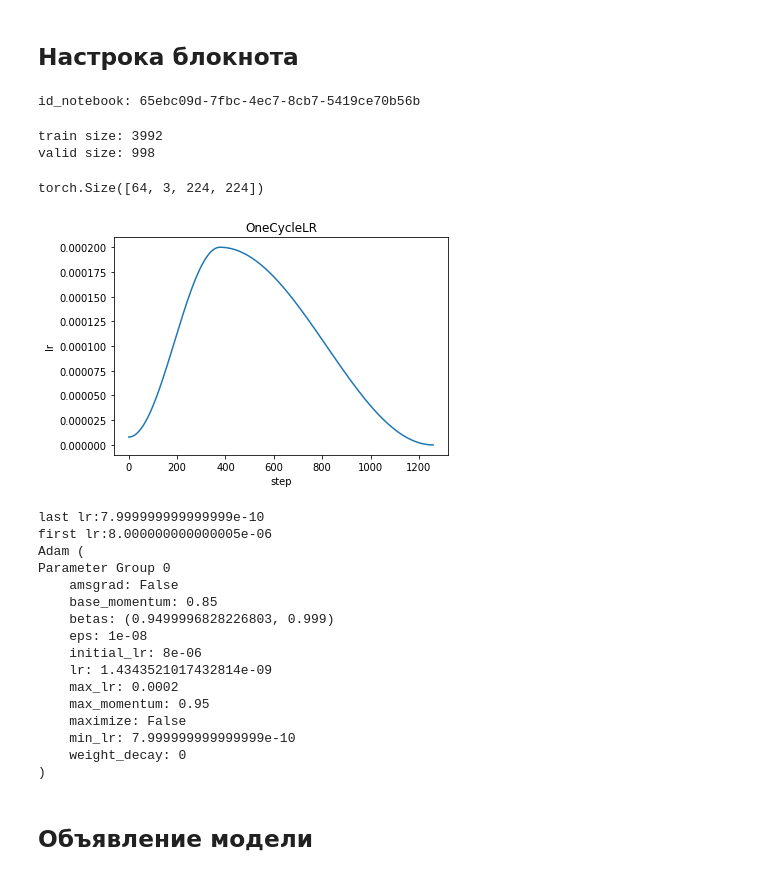
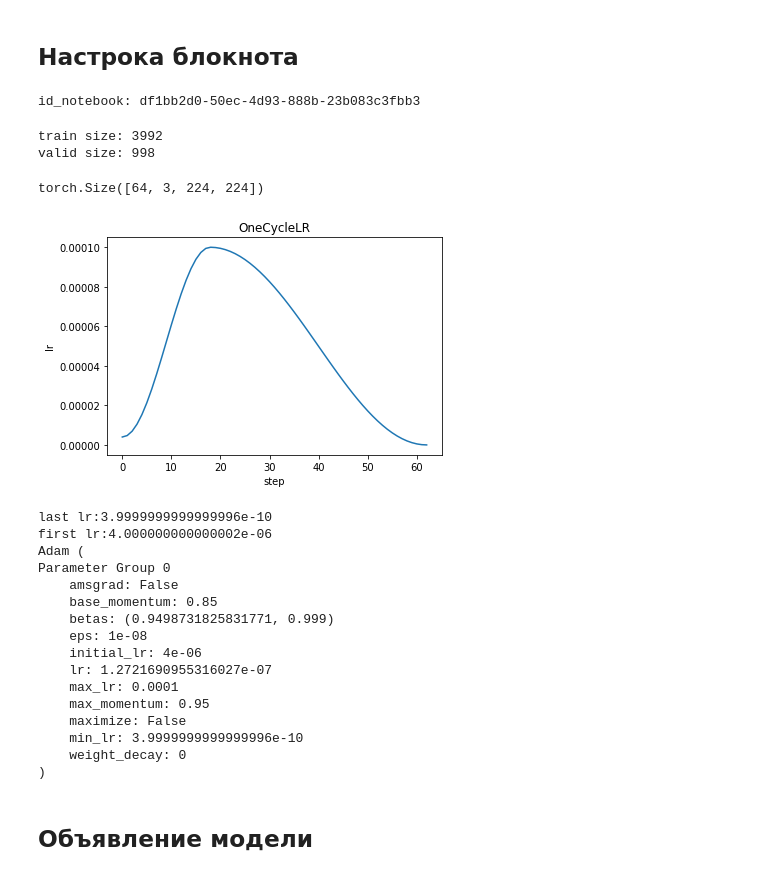
Before and after one commit to VladSmirN/construction_equipment, a Jupyter notebook: classification_convnext_small.ipynb, the cells around one changed output. Cells and saved outputs as stored; diff of their text form; code cells hidden in the pictures.

Commit message:
Kaggle Notebook | construction_equipment_wandb | Version 47

```diff
--- a/classification_convnext_small.ipynb
+++ b/classification_convnext_small.ipynb
@@ -63,19 +49,21 @@ WARNING: Running pip as the 'root' user can result in broken permissions and con
 class CFG:
     batch_size=64
     device = torch.device("cuda" if torch.cuda.is_available() else "cpu")
-    num_epochs = 10
+    num_epochs = 1
     wandb_project = "construction_equipment"
     wandb_entity = "vladsmirn_"
     img_size = 224
     n_fold = 5
     k_fold = 3
+    lr_schedule = "OneCycleLR"
+    max_lr = 0.0001
 
 
     id_notebook=str(uuid.uuid4())
 
 print("id_notebook: " + CFG.id_notebook)
 # %% [output]
-id_notebook: 65ebc09d-7fbc-4ec7-8cb7-5419ce70b56b
+id_notebook: df1bb2d0-50ec-4d93-888b-23b083c3fbb3
 # %%
 def get_transform(phase: str, img_size: int):
     if phase == 'train':
@@ -261,28 +249,29 @@ def choose_configure_optimizers(CFG,model = torch.nn.Linear(2, 1),show=False):
 
     return optimizer, scheduler
 # %%
-CFG.lr_schedule = "OneCycleLR"
-CFG.num_epochs = 20
-CFG.max_lr = 0.0002
+# CFG.lr_schedule = "OneCycleLR"
+# CFG.num_epochs = 50
+# CFG.max_lr = 0.0001
 
 
 _ = choose_configure_optimizers(CFG,show=True)
+del _
 # %% [output]
-[figure, old version]
+[figure, new version]
-last lr:7.999999999999999e-10
-first lr:8.000000000000005e-06
+last lr:3.9999999999999996e-10
+first lr:4.000000000000002e-06
 Adam (
 Parameter Group 0
     amsgrad: False
     base_momentum: 0.85
-    betas: (0.9499996828226803, 0.999)
+    betas: (0.9498731825831771, 0.999)
     eps: 1e-08
-    initial_lr: 8e-06
-    lr: 1.4343521017432814e-09
-    max_lr: 0.0002
+    initial_lr: 4e-06
+    lr: 1.2721690955316027e-07
+    max_lr: 0.0001
     max_momentum: 0.95
     maximize: False
-    min_lr: 7.999999999999999e-10
+    min_lr: 3.9999999999999996e-10
     weight_decay: 0
 )
 # %% [markdown]
```
Also changed, not shown: parts of 5 cells of this notebook.
